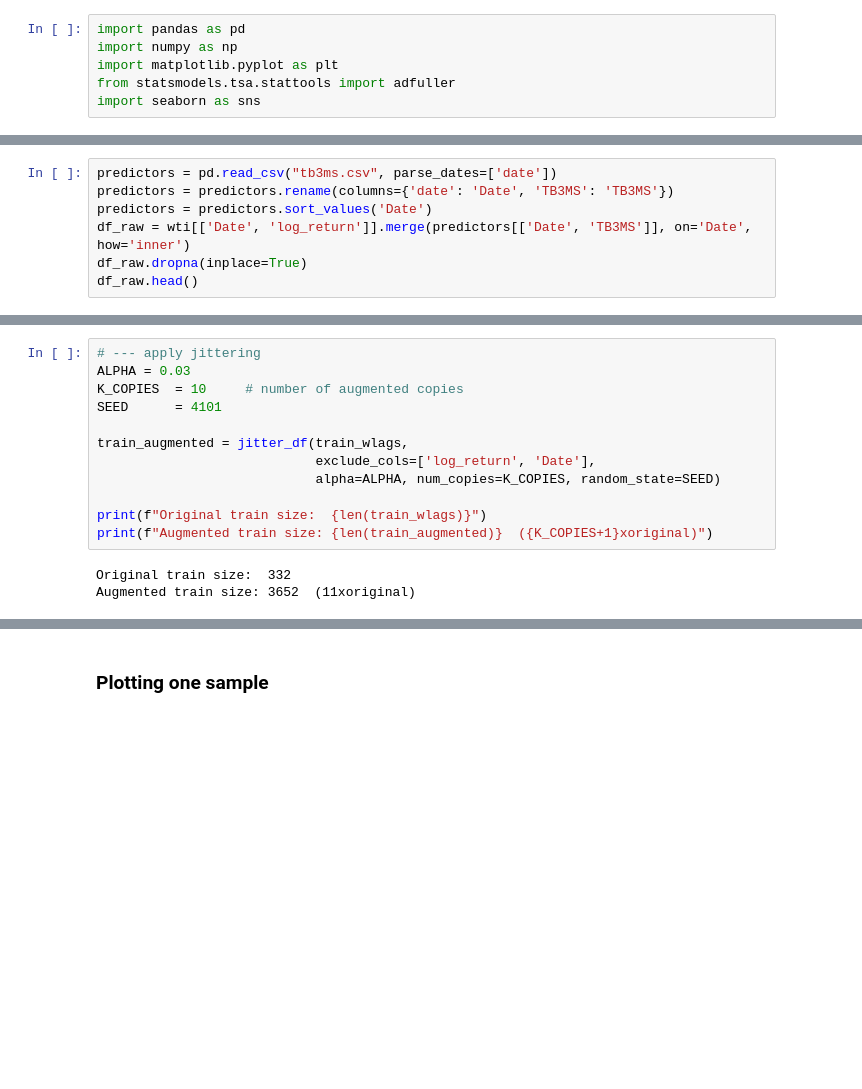
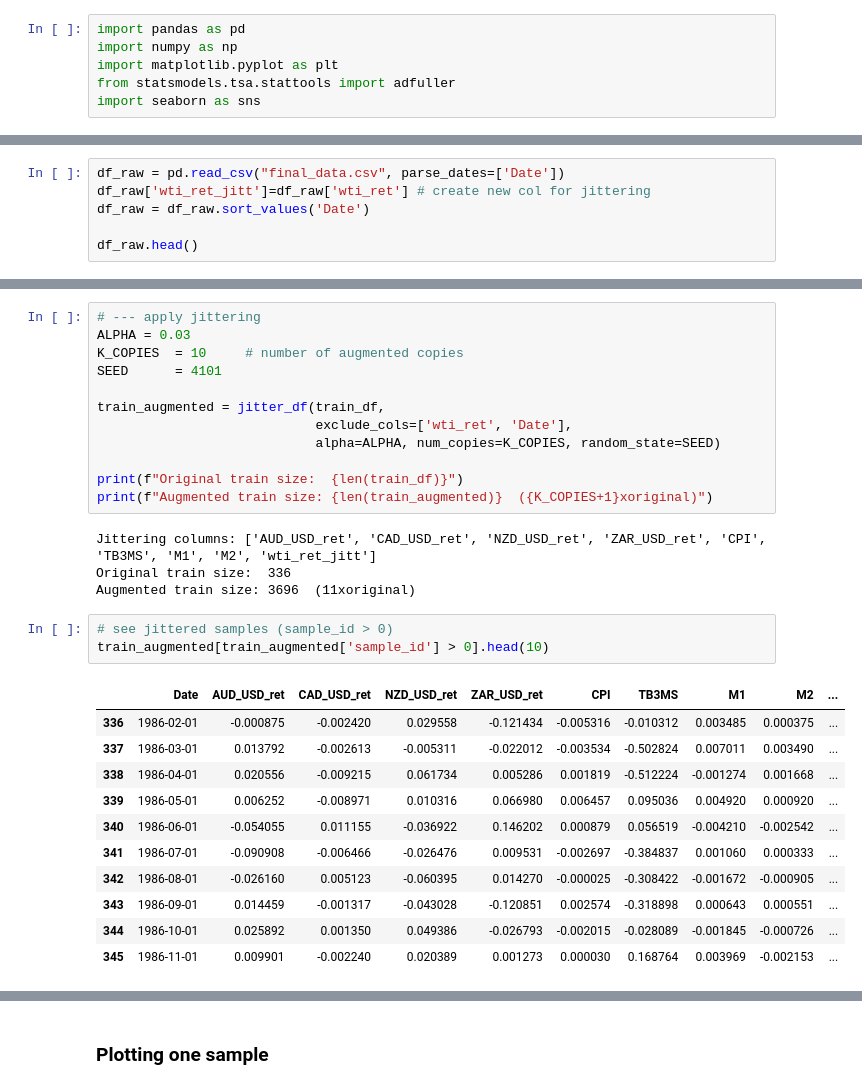
Before and after one commit to Meowth239/dse4101-project, a Jupyter notebook: data/jittering.ipynb, the cells around one changed output, grey strips where cells are left out. Cells and saved outputs as stored; diff of their text form; blank space fills up the shorter version.

```diff
--- a/data/jittering.ipynb
+++ b/data/jittering.ipynb
@@ -118,7 +67,6 @@ ZAR_USD         -14.409     0.0000          Yes
 # %%
-predictors = pd.read_csv("tb3ms.csv", parse_dates=['date'])
-predictors = predictors.rename(columns={'date': 'Date', 'TB3MS': 'TB3MS'})
-predictors = predictors.sort_values('Date')
-df_raw = wti[['Date', 'log_return']].merge(predictors[['Date', 'TB3MS']], on='Date', how='inner')
-df_raw.dropna(inplace=True)
+df_raw = pd.read_csv("final_data.csv", parse_dates=['Date'])
+df_raw['wti_ret_jitt']=df_raw['wti_ret'] # create new col for jittering
+df_raw = df_raw.sort_values('Date')
+
 df_raw.head()
@@ -225,12 +158,28 @@ ALPHA = 0.03
 K_COPIES  = 10     # number of augmented copies
 SEED      = 4101
 
-train_augmented = jitter_df(train_wlags,
-                            exclude_cols=['log_return', 'Date'],
+train_augmented = jitter_df(train_df,
+                            exclude_cols=['wti_ret', 'Date'],
                             alpha=ALPHA, num_copies=K_COPIES, random_state=SEED)
 
-print(f"Original train size:  {len(train_wlags)}")
+print(f"Original train size:  {len(train_df)}")
 print(f"Augmented train size: {len(train_augmented)}  ({K_COPIES+1}xoriginal)")
 # %% [output]
-Original train size:  332
-Augmented train size: 3652  (11xoriginal)
+Jittering columns: ['AUD_USD_ret', 'CAD_USD_ret', 'NZD_USD_ret', 'ZAR_USD_ret', 'CPI', 'TB3MS', 'M1', 'M2', 'wti_ret_jitt']
+Original train size:  336
+Augmented train size: 3696  (11xoriginal)
+# %%
+# see jittered samples (sample_id > 0)
+train_augmented[train_augmented['sample_id'] > 0].head(10)
+# %% [output]
+|  | Date | AUD_USD_ret | CAD_USD_ret | NZD_USD_ret | ZAR_USD_ret | CPI | TB3MS | M1 | M2 | ... |
+| 336 | 1986-02-01 | -0.000875 | -0.002420 | 0.029558 | -0.121434 | -0.005316 | -0.010312 | 0.003485 | 0.000375 | ... |
+| 337 | 1986-03-01 | 0.013792 | -0.002613 | -0.005311 | -0.022012 | -0.003534 | -0.502824 | 0.007011 | 0.003490 | ... |
+| 338 | 1986-04-01 | 0.020556 | -0.009215 | 0.061734 | 0.005286 | 0.001819 | -0.512224 | -0.001274 | 0.001668 | ... |
+| 339 | 1986-05-01 | 0.006252 | -0.008971 | 0.010316 | 0.066980 | 0.006457 | 0.095036 | 0.004920 | 0.000920 | ... |
+| 340 | 1986-06-01 | -0.054055 | 0.011155 | -0.036922 | 0.146202 | 0.000879 | 0.056519 | -0.004210 | -0.002542 | ... |
+| 341 | 1986-07-01 | -0.090908 | -0.006466 | -0.026476 | 0.009531 | -0.002697 | -0.384837 | 0.001060 | 0.000333 | ... |
+| 342 | 1986-08-01 | -0.026160 | 0.005123 | -0.060395 | 0.014270 | -0.000025 | -0.308422 | -0.001672 | -0.000905 | ... |
+| 343 | 1986-09-01 | 0.014459 | -0.001317 | -0.043028 | -0.120851 | 0.002574 | -0.318898 | 0.000643 | 0.000551 | ... |
+| 344 | 1986-10-01 | 0.025892 | 0.001350 | 0.049386 | -0.026793 | -0.002015 | -0.028089 | -0.001845 | -0.000726 | ... |
+| 345 | 1986-11-01 | 0.009901 | -0.002240 | 0.020389 | 0.001273 | 0.000030 | 0.168764 | 0.003969 | -0.002153 | ... |
```
Also changed, not shown: parts of 17 cells of this notebook, 4 other files.
